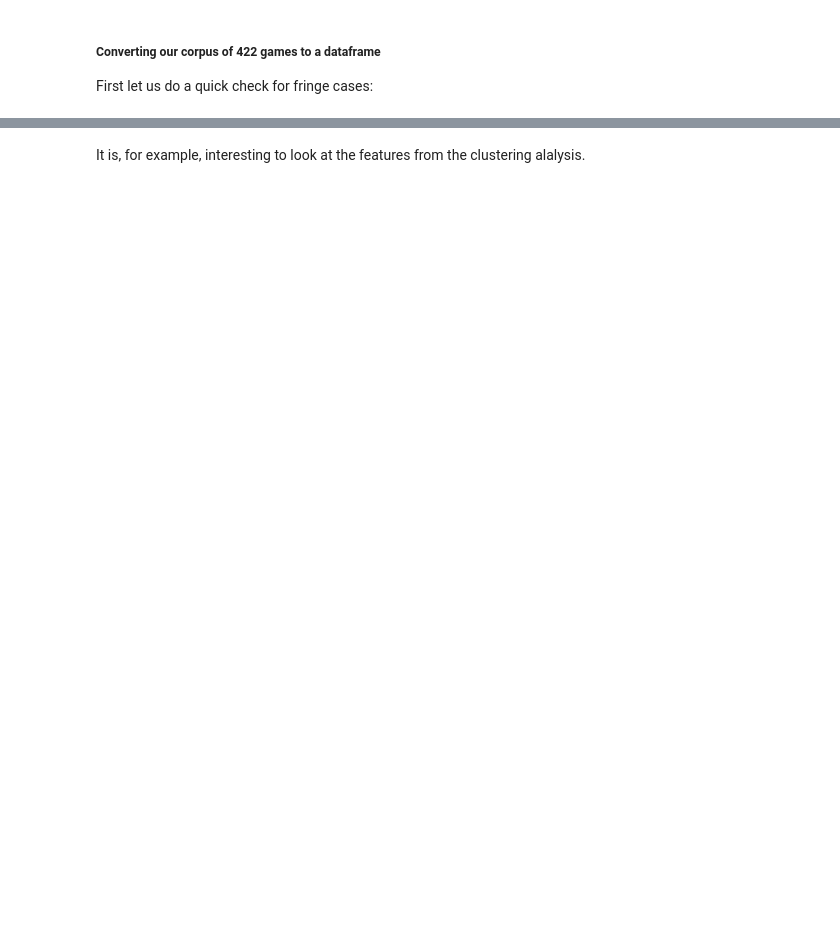
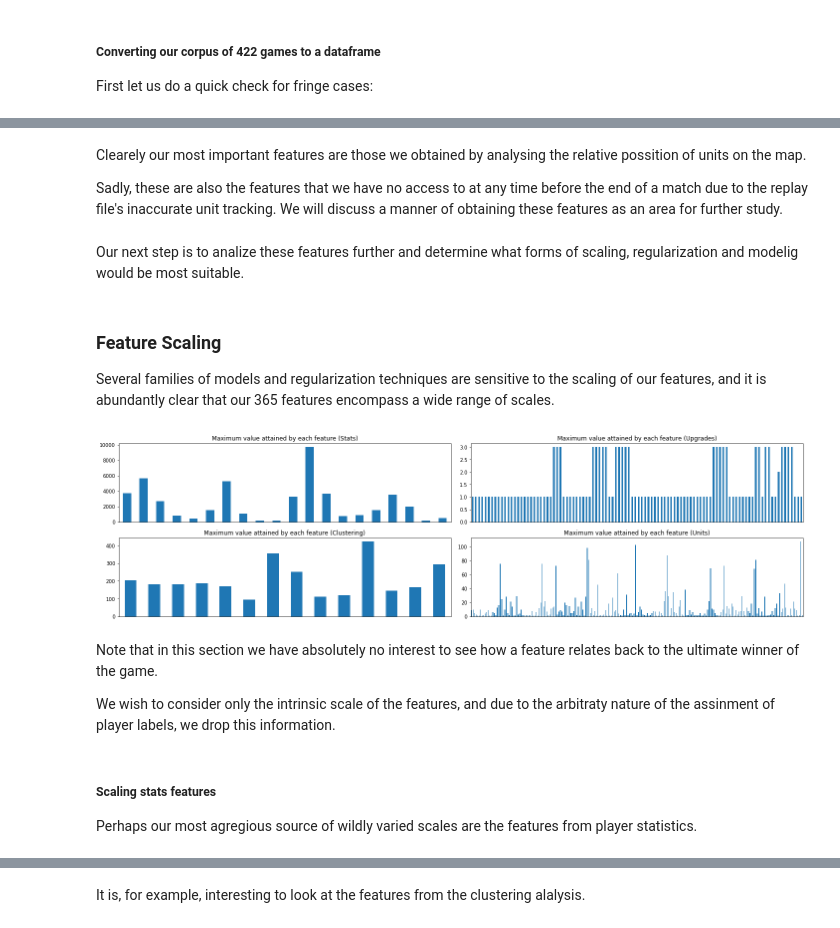
Before and after one commit to Rony-A/sc2-replay-analysis, a Jupyter notebook: mycchaka/capstone/Capstone - part 4 - Master Notebook.ipynb, the cells around one changed output, grey strips where cells are left out. Saved outputs shown, nothing was run; the diff lists cells and outputs as text; code cells hidden in the pictures; blank space fills up the shorter version.

```diff
--- a/mycchaka/capstone/Capstone - part 4 - Master Notebook.ipynb
+++ b/mycchaka/capstone/Capstone - part 4 - Master Notebook.ipynb
@@ -885,0 +931,6 @@ tabular_data.to_csv('./Resources/tabular_data_of_iem_games.csv')
+# %%
+def assess_model(model,feature_matrix = X, target = y):
+    return accuracy_score(y,cross_val_predict(model,feature_matrix,target,cv=10))
+
+def name(model):
+    return str(model.__class__()).split('(')[0]
@@ -885,0 +941,5 @@ tabular_data.to_csv('./Resources/tabular_data_of_iem_games.csv')
+# %%
+models = [logreg, random_forest]
+
+for model in models:
+    print(name(model).ljust(23), assess_model(model))
@@ -904,0 +1034,24 @@ This allows us to easily select certain families of features. For example:
+# %% [markdown]
+Clearely our most important features are those we obtained by analysing the relative possition of units on the map.
+
+Sadly, these are also the features that we have no access to at any time before the end of a match due to the replay file's inaccurate unit tracking. We will discuss a manner of obtaining these features as an area for further study.
+# %% [markdown]
+Our next step is to analize these features further and determine what forms of scaling, regularization and modelig would be most suitable.
+# %% [markdown]
+### Feature Scaling
+
+Several families of models and regularization techniques are sensitive to the scaling of our features, and it is abundantly clear that our 365 features encompass a wide range of scales.
+# %%
+for i, features in enumerate(feature_sets):
+    plt.subplot(3,2,i+1)
+    ax = X[[col for col in X.columns if col[1] in features[1]]].max().plot(kind="bar", figsize = (20,8), title = "Maximum value attained by each feature ({})".format(features[0]))
+    ax.get_xaxis().set_visible(False)
+
+plt.tight_layout(h_pad=1)
+plt.show()
+# %% [output]
+[figure, added]
+# %% [markdown]
+Note that in this section we have absolutely no interest to see how a feature relates back to the ultimate winner of the game.
+
+We wish to consider only the intrinsic scale of the features, and due to the arbitraty nature of the assinment of player labels, we drop this information.
@@ -905 +1079,5 @@ This allows us to easily select certain families of features. For example:
+# %% [markdown]
+##### Scaling stats features
+
+Perhaps our most agregious source of wildly varied scales are the features from player statistics.
 # %%
```
Also changed, not shown: parts of 94 cells of this notebook, 2 other files.
